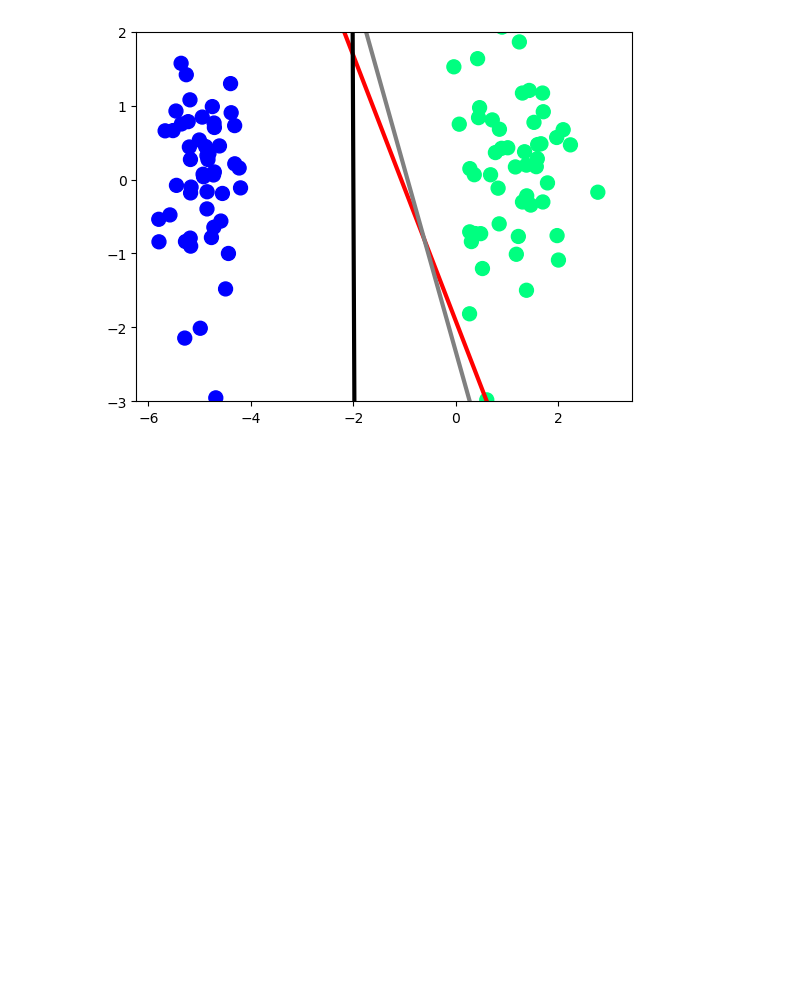
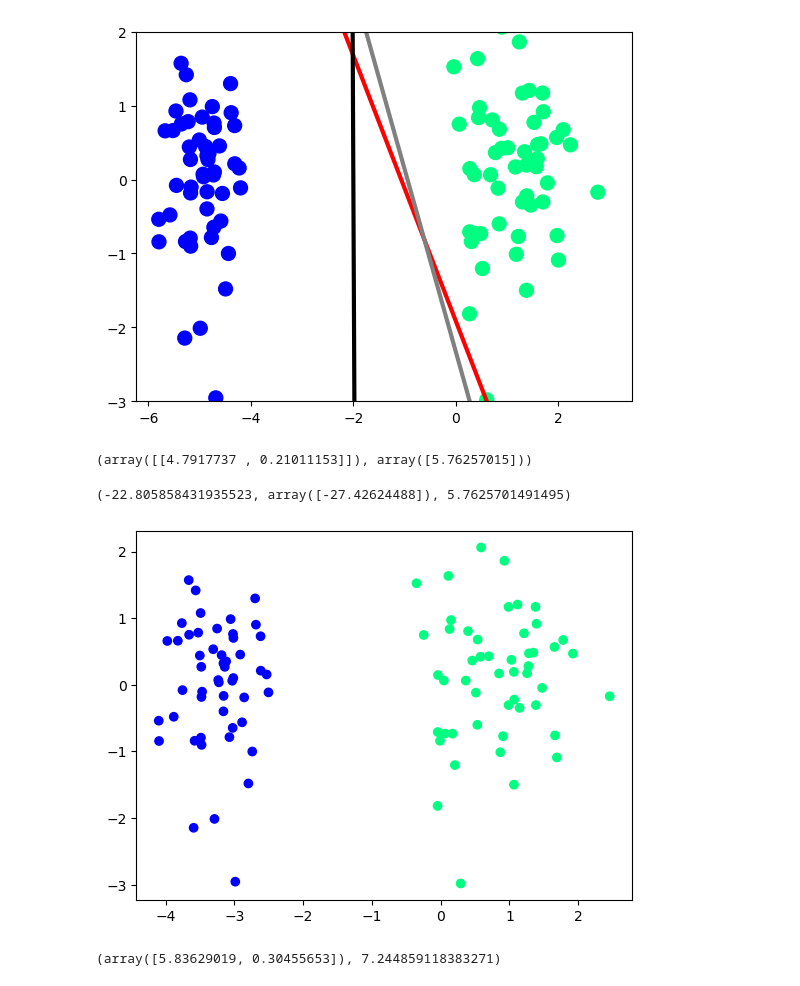
Before and after one commit to azizcs462/MLPractice, a Jupyter notebook: notebooks/LogisticRegression.ipynb, the cells around one changed output. Saved outputs shown, nothing was run; the diff lists cells and outputs as text; code cells hidden in the pictures; blank space fills up the shorter version.

```diff
--- a/notebooks/LogisticRegression.ipynb
+++ b/notebooks/LogisticRegression.ipynb
@@ -137,3 +137,12 @@ plt.ylim(-3,2)
 [figure]
 # %%
 #USing Gradient Descent for perfect line
+# %%
+X,y = make_classification(n_samples=100,n_features=2,n_informative=1,n_redundant=0,n_classes=2,n_clusters_per_class=1,
+                          random_state=41,class_sep=20,hypercube=False)
+# %%
+logR = LogisticRegression(solver='sag',penalty=None)
+logR.fit(X,y)
+logR.coef_,logR.intercept_
+# %% [output]
+(array([[4.7917737 , 0.21011153]]), array([5.76257015]))
@@ -139,0 +152,9 @@ plt.ylim(-3,2)
+# %%
+m3,b3,logR.intercept_[0]
+# %% [output]
+(-22.805858431935523, array([-27.42624488]), 5.7625701491495)
+# %%
+plt.scatter(X[:,0],X[:,1],c=y,cmap='winter')
+plt.show()
+# %% [output]
+[figure, added]
@@ -139,0 +170,6 @@ plt.ylim(-3,2)
+# %%
+
+coeff_,intercept_ = gd(X,y)
+coeff_,intercept_
+# %% [output]
+(array([5.83629019, 0.30455653]), 7.244859118383271)
```
Also changed, not shown: parts of 14 cells of this notebook, 3 other files.
